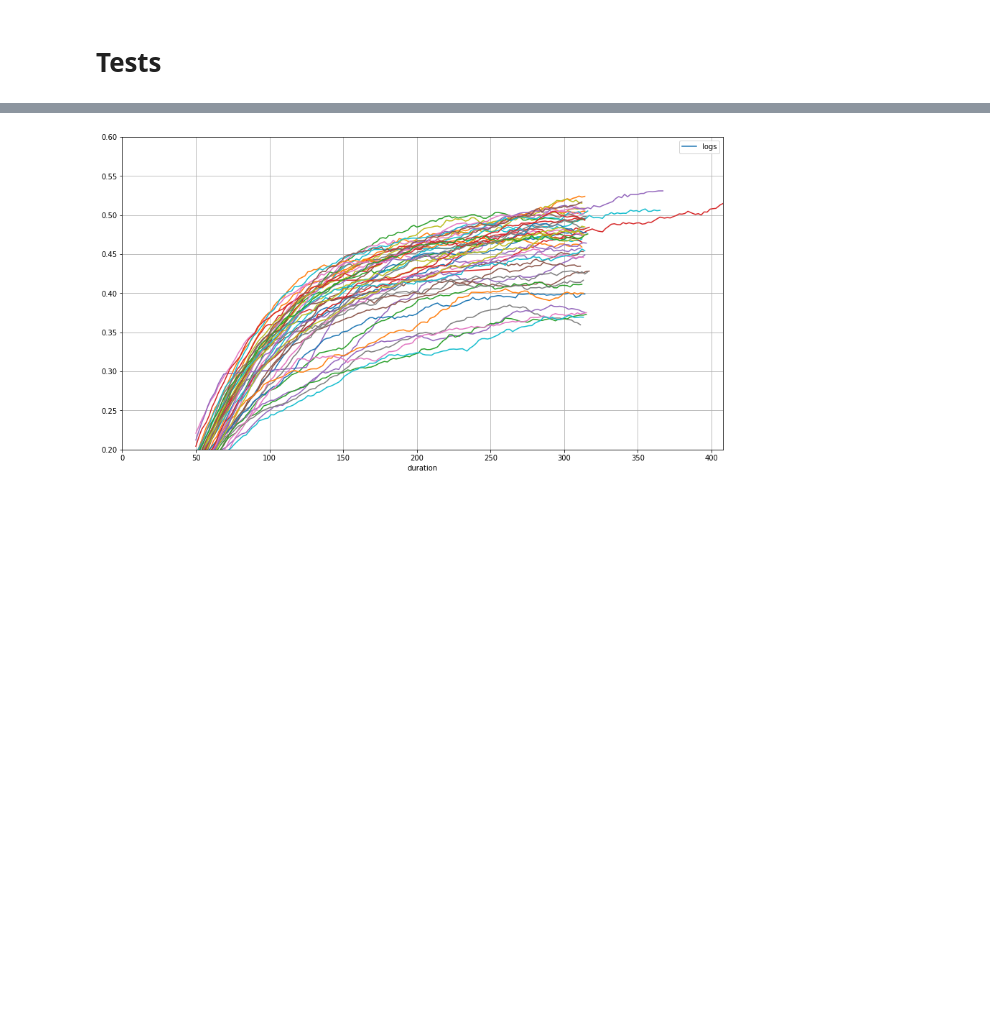
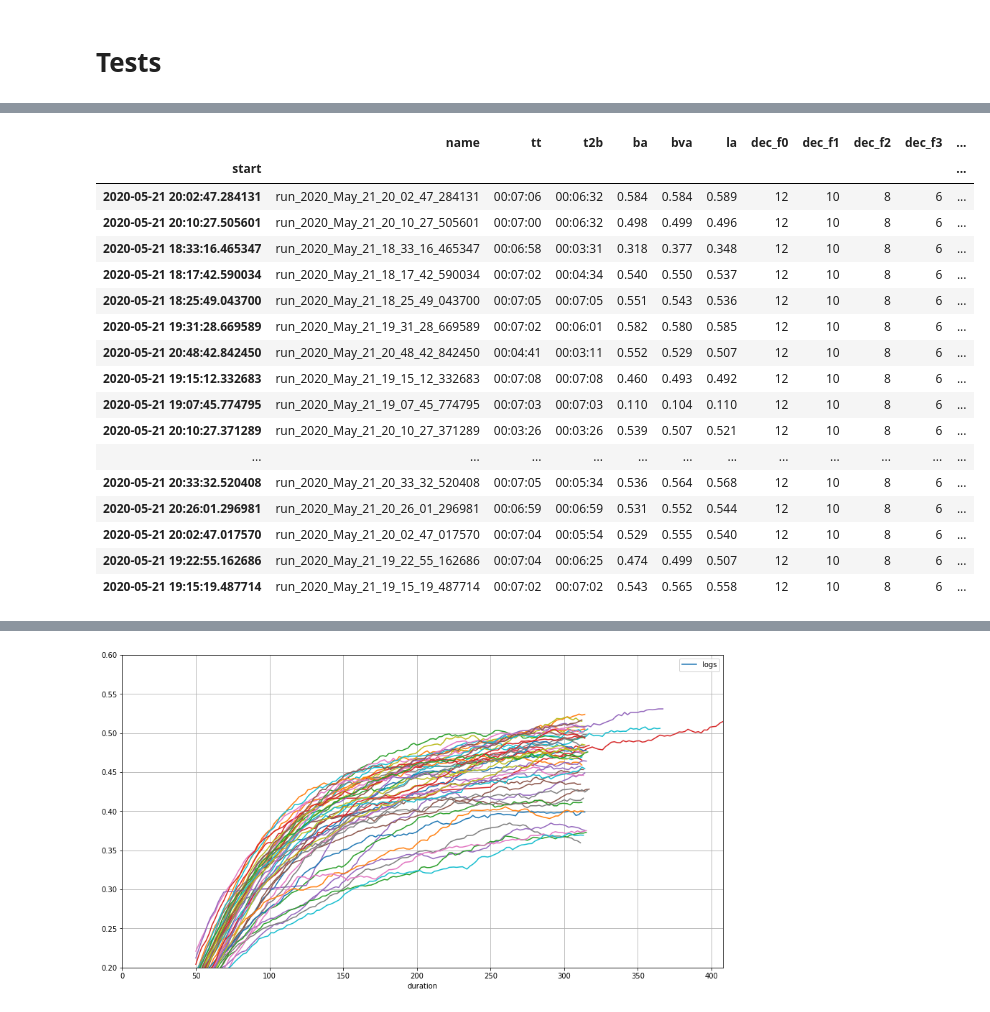
Before and after one commit to bakeryproducts/dHPO, a Jupyter notebook: gen_exp.ipynb, the cells around one changed output, grey strips where cells are left out. Cells and saved outputs as stored; diff of their text form; code cells hidden in the pictures; blank space fills up the shorter version.

```diff
--- a/gen_exp.ipynb
+++ b/gen_exp.ipynb
@@ -208,6 +208,27 @@ Timedelta('0 days 04:24:33')
 # for name in names:
 #     pi = p/name
 #     shutil.rmtree(pi)
+# %%
+df
+# %% [output]
+|  | name | tt | t2b | ba | bva | la | dec_f0 | dec_f1 | dec_f2 | dec_f3 | ... |
+| start |  |  |  |  |  |  |  |  |  |  | ... |
+| 2020-05-21 20:02:47.284131 | run_2020_May_21_20_02_47_284131 | 00:07:06 | 00:06:32 | 0.584 | 0.584 | 0.589 | 12 | 10 | 8 | 6 | ... |
+| 2020-05-21 20:10:27.505601 | run_2020_May_21_20_10_27_505601 | 00:07:00 | 00:06:32 | 0.498 | 0.499 | 0.496 | 12 | 10 | 8 | 6 | ... |
+| 2020-05-21 18:33:16.465347 | run_2020_May_21_18_33_16_465347 | 00:06:58 | 00:03:31 | 0.318 | 0.377 | 0.348 | 12 | 10 | 8 | 6 | ... |
+| 2020-05-21 18:17:42.590034 | run_2020_May_21_18_17_42_590034 | 00:07:02 | 00:04:34 | 0.540 | 0.550 | 0.537 | 12 | 10 | 8 | 6 | ... |
+| 2020-05-21 18:25:49.043700 | run_2020_May_21_18_25_49_043700 | 00:07:05 | 00:07:05 | 0.551 | 0.543 | 0.536 | 12 | 10 | 8 | 6 | ... |
+| 2020-05-21 19:31:28.669589 | run_2020_May_21_19_31_28_669589 | 00:07:02 | 00:06:01 | 0.582 | 0.580 | 0.585 | 12 | 10 | 8 | 6 | ... |
+| 2020-05-21 20:48:42.842450 | run_2020_May_21_20_48_42_842450 | 00:04:41 | 00:03:11 | 0.552 | 0.529 | 0.507 | 12 | 10 | 8 | 6 | ... |
+| 2020-05-21 19:15:12.332683 | run_2020_May_21_19_15_12_332683 | 00:07:08 | 00:07:08 | 0.460 | 0.493 | 0.492 | 12 | 10 | 8 | 6 | ... |
+| 2020-05-21 19:07:45.774795 | run_2020_May_21_19_07_45_774795 | 00:07:03 | 00:07:03 | 0.110 | 0.104 | 0.110 | 12 | 10 | 8 | 6 | ... |
+| 2020-05-21 20:10:27.371289 | run_2020_May_21_20_10_27_371289 | 00:03:26 | 00:03:26 | 0.539 | 0.507 | 0.521 | 12 | 10 | 8 | 6 | ... |
+| ... | ... | ... | ... | ... | ... | ... | ... | ... | ... | ... | ... |
+| 2020-05-21 20:33:32.520408 | run_2020_May_21_20_33_32_520408 | 00:07:05 | 00:05:34 | 0.536 | 0.564 | 0.568 | 12 | 10 | 8 | 6 | ... |
+| 2020-05-21 20:26:01.296981 | run_2020_May_21_20_26_01_296981 | 00:06:59 | 00:06:59 | 0.531 | 0.552 | 0.544 | 12 | 10 | 8 | 6 | ... |
+| 2020-05-21 20:02:47.017570 | run_2020_May_21_20_02_47_017570 | 00:07:04 | 00:05:54 | 0.529 | 0.555 | 0.540 | 12 | 10 | 8 | 6 | ... |
+| 2020-05-21 19:22:55.162686 | run_2020_May_21_19_22_55_162686 | 00:07:04 | 00:06:25 | 0.474 | 0.499 | 0.507 | 12 | 10 | 8 | 6 | ... |
+| 2020-05-21 19:15:19.487714 | run_2020_May_21_19_15_19_487714 | 00:07:02 | 00:07:02 | 0.543 | 0.565 | 0.558 | 12 | 10 | 8 | 6 | ... |
 # %%
 k = 'bva'
 tdf = df.sort_index(ascending=False)#[:80]
```
Also changed, not shown: parts of 7 cells of this notebook, 9 other files.
